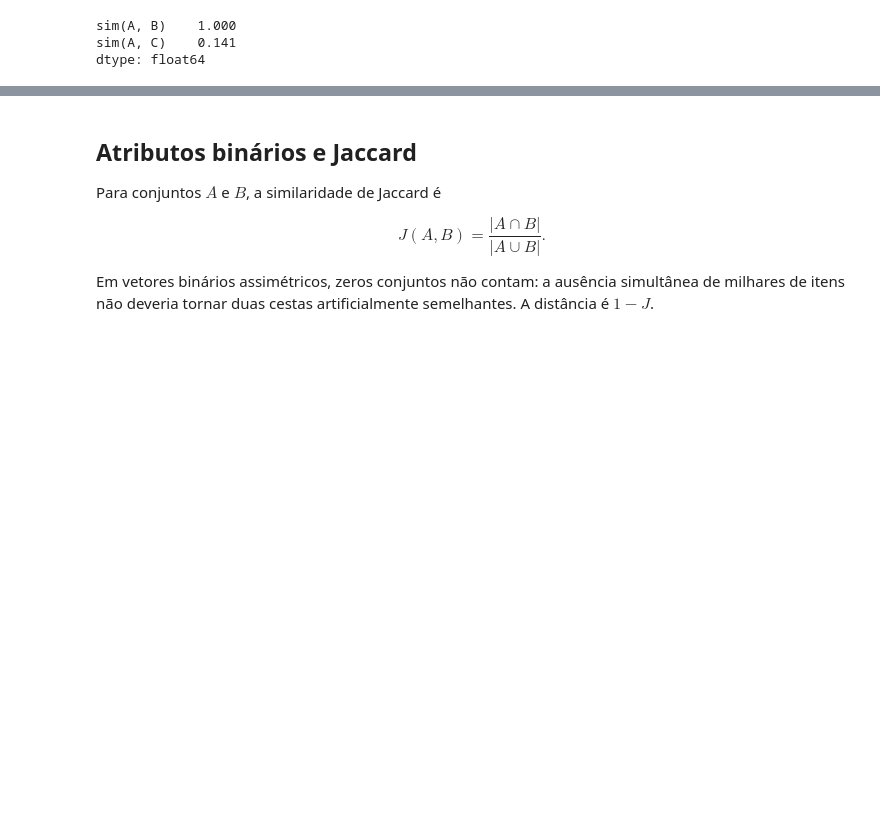
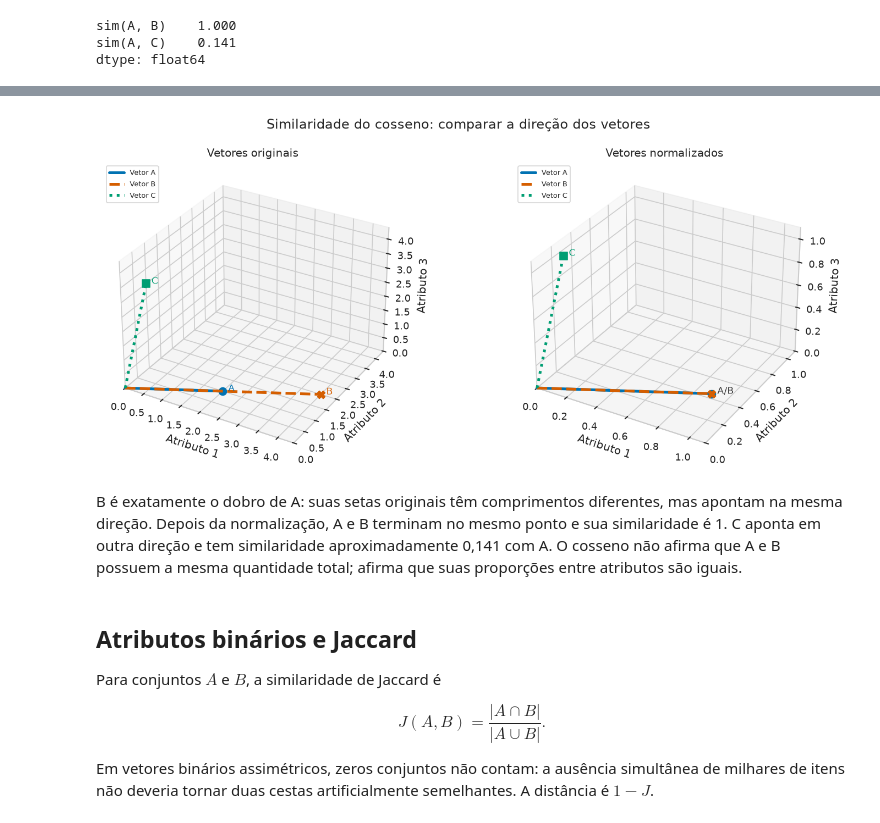
Before and after one commit to lalvim/DataMining, a Jupyter notebook: notebooks/unidade_02/02_03_similaridade_e_dissimilaridade.ipynb, the cells around one changed output, grey strips where cells are left out. Drawn from its saved outputs; the diff is of its cells as text; code cells hidden in the pictures; blank space fills up the shorter version.

```diff
--- a/notebooks/unidade_02/02_03_similaridade_e_dissimilaridade.ipynb
+++ b/notebooks/unidade_02/02_03_similaridade_e_dissimilaridade.ipynb
@@ -215,3 +219,55 @@ dtype: float64
+# %%
+vetores = {
+    "A": documento_a,
+    "B": documento_b,
+    "C": documento_c,
+}
+cores = {"A": "#0072B2", "B": "#D55E00", "C": "#009E73"}
+estilos = {"A": "-", "B": "--", "C": ":"}
+marcadores = {"A": "o", "B": "X", "C": "s"}
+vetores_unitarios = {
+    nome: vetor / np.linalg.norm(vetor)
+    for nome, vetor in vetores.items()
+}
+
+fig = plt.figure(figsize=(13, 5.5), dpi=120)
+eixos = [
+    fig.add_subplot(1, 2, 1, projection="3d"),
+    fig.add_subplot(1, 2, 2, projection="3d"),
+]
+for eixo, conjunto, titulo, limite in [
+    (eixos[0], vetores, "Vetores originais", 4.4),
+    (eixos[1], vetores_unitarios, "Vetores normalizados", 1.1),
+]:
+    for nome, vetor in conjunto.items():
+        eixo.plot(
+            [0, vetor[0]], [0, vetor[1]], [0, vetor[2]],
+            color=cores[nome], linestyle=estilos[nome], linewidth=3,
+            label=f"Vetor {nome}",
+        )
+        eixo.scatter(
+            *vetor, color=cores[nome], marker=marcadores[nome], s=70
+        )
+        rotulo_sobreposto = titulo == "Vetores normalizados" and nome in ["A", "B"]
+        if not rotulo_sobreposto:
+            eixo.text(*vetor, f"  {nome}", color=cores[nome], fontsize=10)
+    if titulo == "Vetores normalizados":
+        eixo.text(
+            *conjunto["A"], "  A/B", color="#333333", fontsize=10
+        )
+    eixo.set(
+        title=titulo, xlabel="Atributo 1", ylabel="Atributo 2",
+        zlabel="Atributo 3", xlim=(0, limite), ylim=(0, limite),
+        zlim=(0, limite),
+    )
+    eixo.legend(loc="upper left", fontsize=8)
+fig.suptitle("Similaridade do cosseno: comparar a direção dos vetores")
+fig.tight_layout()
+plt.show()
+# %% [output]
+[figure, added]
+# %% [markdown]
+B é exatamente o dobro de A: suas setas originais têm comprimentos diferentes, mas apontam na mesma direção. Depois da normalização, A e B terminam no mesmo ponto e sua similaridade é 1. C aponta em outra direção e tem similaridade aproximadamente 0,141 com A. O cosseno não afirma que A e B possuem a mesma quantidade total; afirma que suas proporções entre atributos são iguais.
 # %% [markdown]
 ## Atributos binários e Jaccard
 
```
Also changed, not shown: parts of 4 cells of this notebook, 2 other files.
